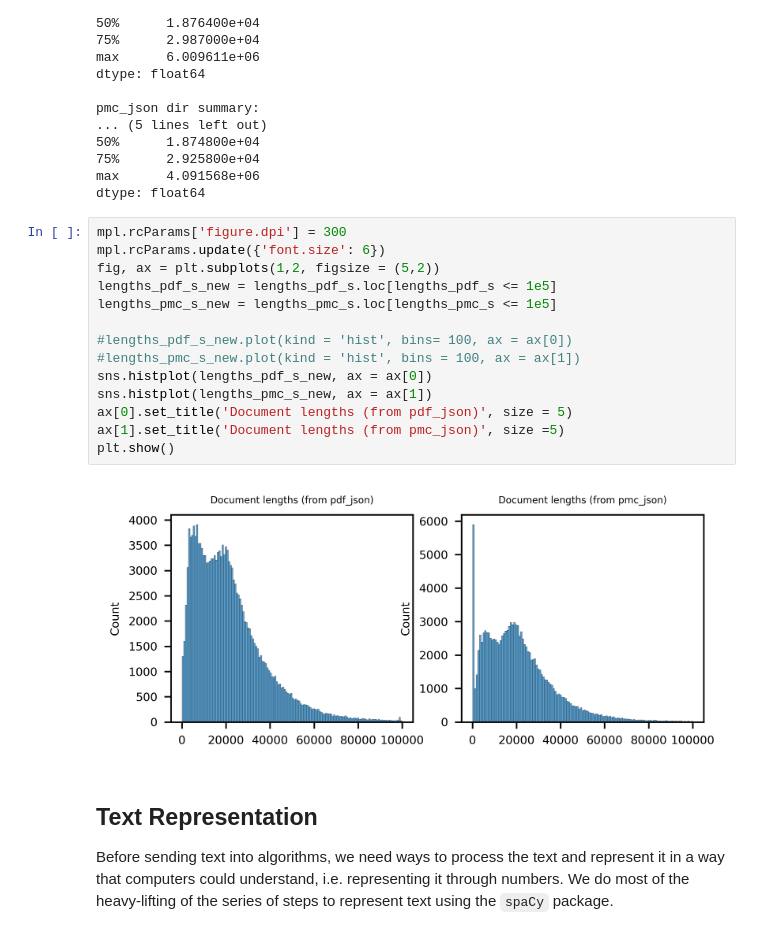
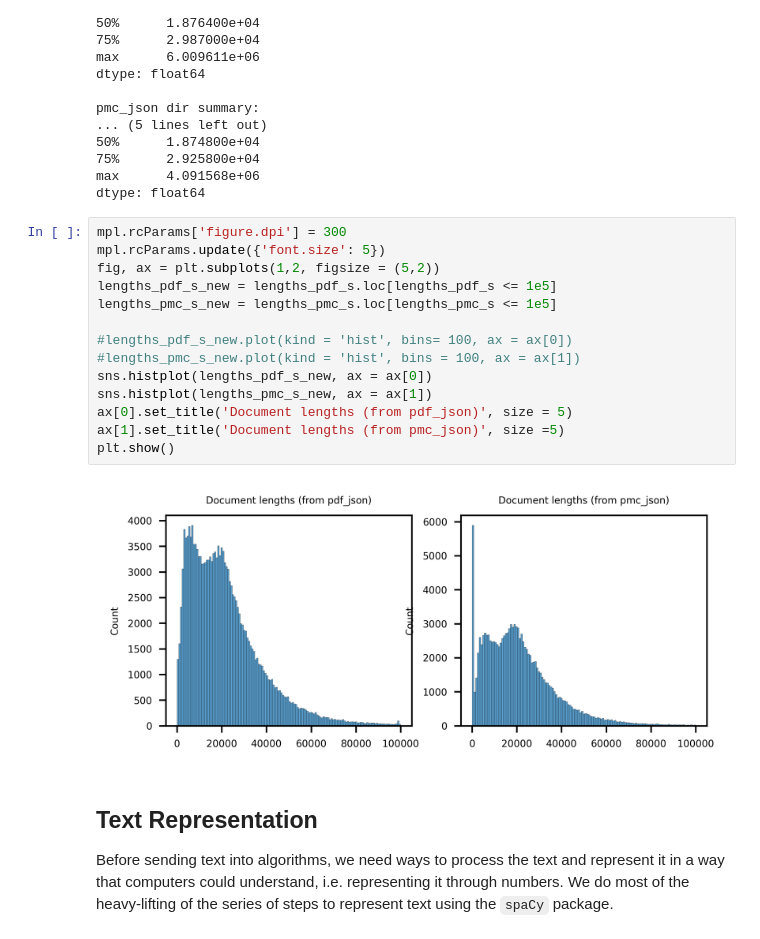
Before and after one commit to aldencabajar/cord-19-topic-modeling, a Jupyter notebook: cord-topic-modeling.ipynb, the cells around one changed output. Drawn from its saved outputs; the diff is of its cells as text.

```diff
--- a/cord-topic-modeling.ipynb
+++ b/cord-topic-modeling.ipynb
@@ -89,20 +109,20 @@ max      4.091568e+06
 dtype: float64
 # %%
 mpl.rcParams['figure.dpi'] = 300
-mpl.rcParams.update({'font.size': 6})
+mpl.rcParams.update({'font.size': 5})
 fig, ax = plt.subplots(1,2, figsize = (5,2))
 lengths_pdf_s_new = lengths_pdf_s.loc[lengths_pdf_s <= 1e5]
 lengths_pmc_s_new = lengths_pmc_s.loc[lengths_pmc_s <= 1e5]
 
 #lengths_pdf_s_new.plot(kind = 'hist', bins= 100, ax = ax[0])
 #lengths_pmc_s_new.plot(kind = 'hist', bins = 100, ax = ax[1])
 sns.histplot(lengths_pdf_s_new, ax = ax[0])
 sns.histplot(lengths_pmc_s_new, ax = ax[1])
 ax[0].set_title('Document lengths (from pdf_json)', size = 5)
 ax[1].set_title('Document lengths (from pmc_json)', size =5)
 plt.show()
 # %% [output]
-[figure, old version]
+[figure, new version]
 # %% [markdown]
 ## Text Representation
 
```
Also changed, not shown: parts of 16 cells of this notebook.
